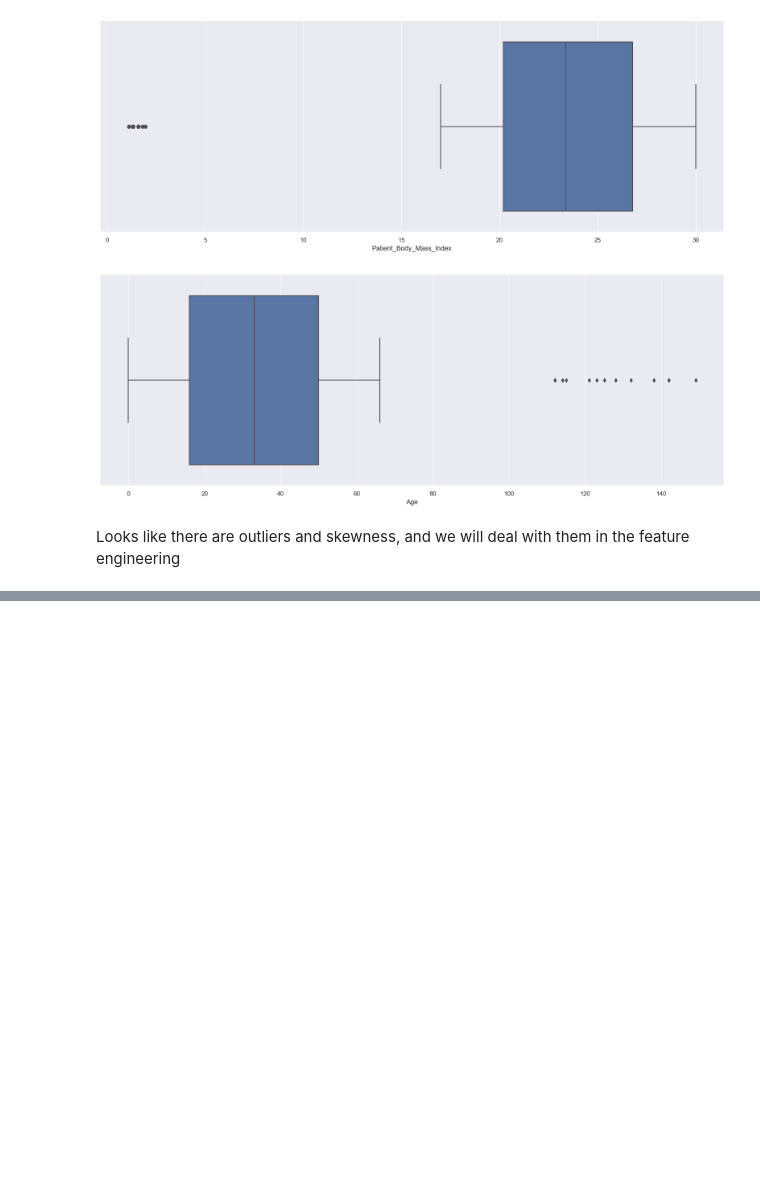
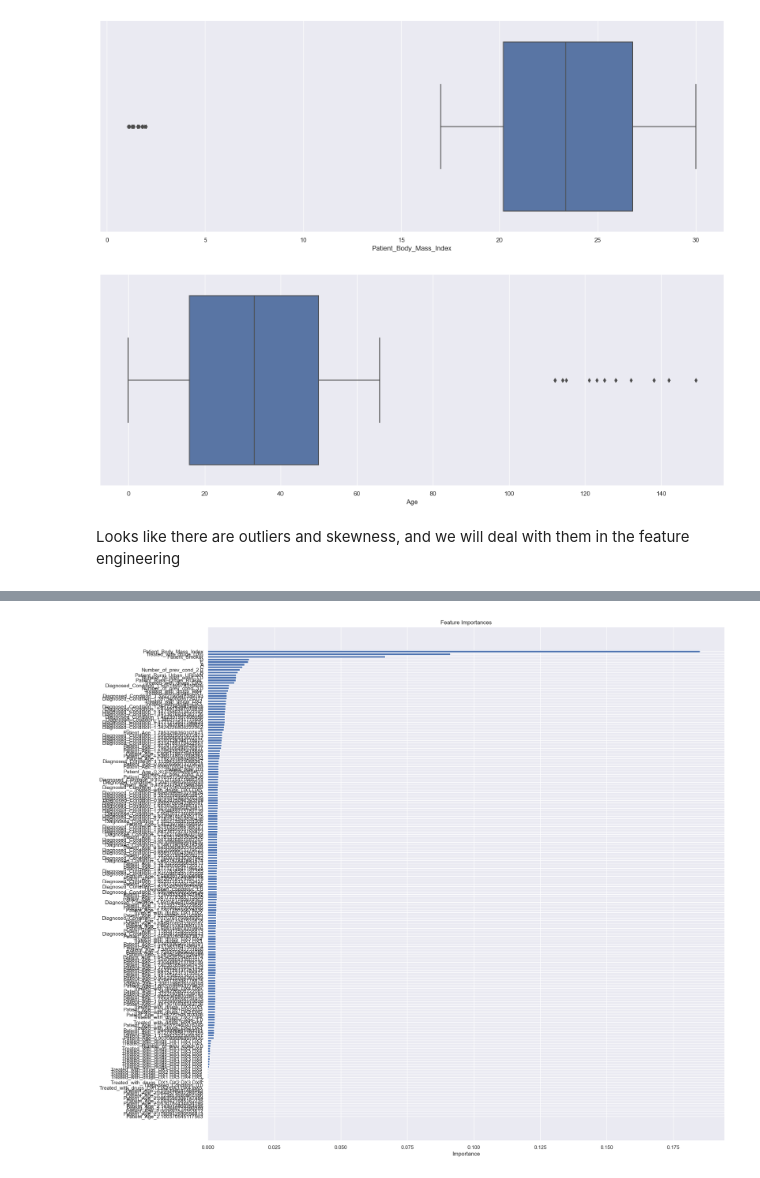
Before and after one commit to Kekyei/Hospital-Patients-Survival, a Jupyter notebook: Exploratory-Data-Analysis.ipynb, the cells around one changed output, grey strips where cells are left out. Cells and saved outputs as stored; diff of their text form; code cells hidden in the pictures; blank space fills up the shorter version.

Commit message:
Model Pilot

```diff
--- a/Exploratory-Data-Analysis.ipynb
+++ b/Exploratory-Data-Analysis.ipynb
@@ -494,0 +663,7 @@ Looks like there are outliers and skewness, and we will deal with them in the fe
+# %%
+target = pharma_data["Survived_1_year"]
+feature = pharma_data.drop(columns = ["Patient_ID",
+                                      "ID_Patient_Care_Situation",
+                                      "Survived_1_year",
+                                      "Patient_mental_condition"
+])
@@ -494,0 +676,3 @@ Looks like there are outliers and skewness, and we will deal with them in the fe
+# %%
+#Divide feature and target into train and test
+feature_train,feature_test,target_train,target_test = train_test_split(feature,target,test_size=25,random_state=42)
@@ -494,0 +691,3 @@ Looks like there are outliers and skewness, and we will deal with them in the fe
+# %%
+model = RandomForestClassifier(n_estimators=1000)
+model.fit(feature_train,target_train)
@@ -494,0 +726,7 @@ Looks like there are outliers and skewness, and we will deal with them in the fe
+# %%
+feature_importances = pd.DataFrame({"feature":feature_train.columns,
+                                    "importance":model.feature_importances_
+
+
+}).sort_values(by = "importance",ascending=False).reset_index()
+feature_importances
@@ -494,0 +747,9 @@ Looks like there are outliers and skewness, and we will deal with them in the fe
+# %%
+plt.figure(figsize=(20, 20))
+plt.title('Feature Importances')
+plt.barh(range(len(feature_importances)), feature_importances['importance'], color='b')
+plt.yticks(range(len(feature_importances)), feature_importances['feature'])
+plt.xlabel('Importance')
+plt.show()
+# %% [output]
+[figure, added]
```
Also changed, not shown: parts of 36 cells of this notebook.
